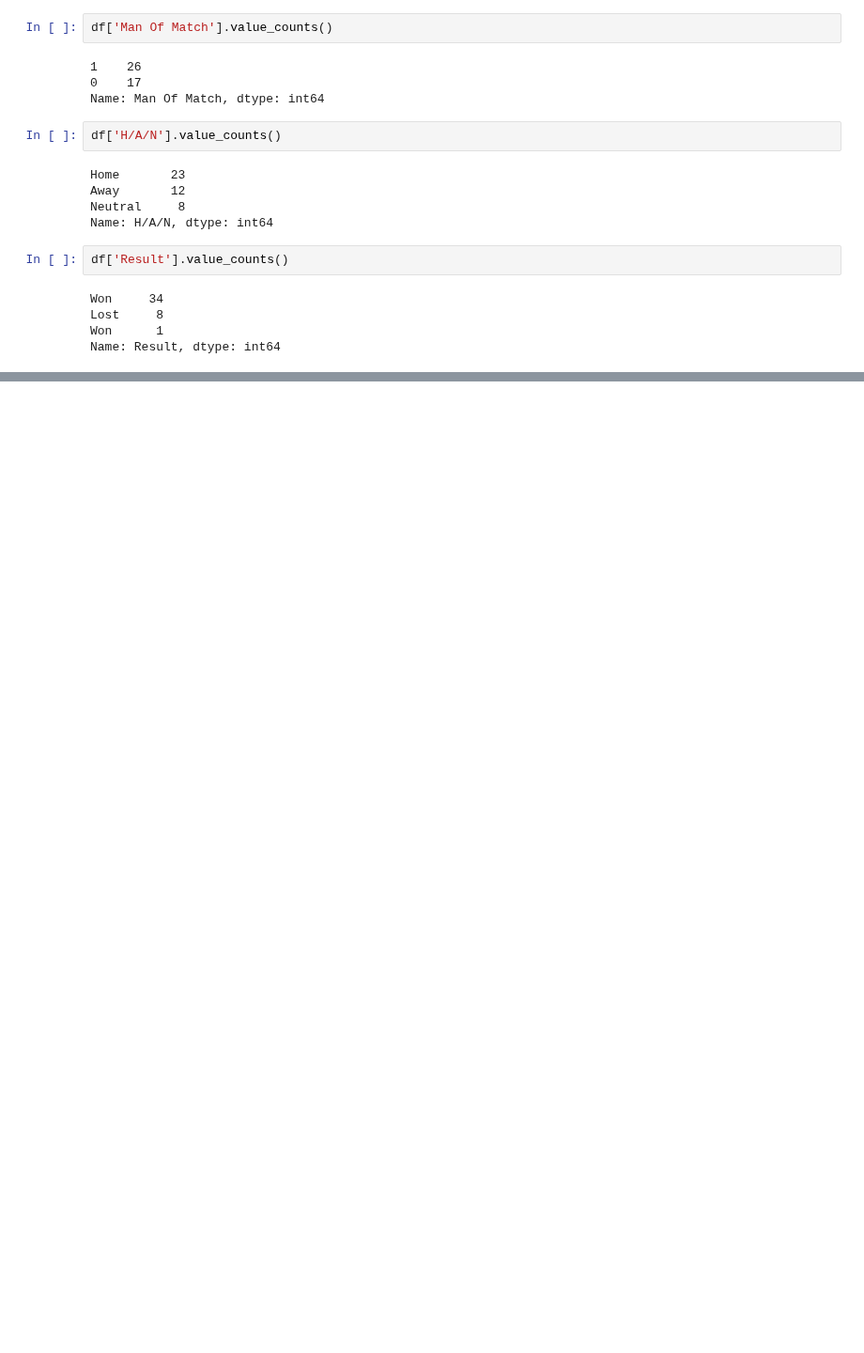
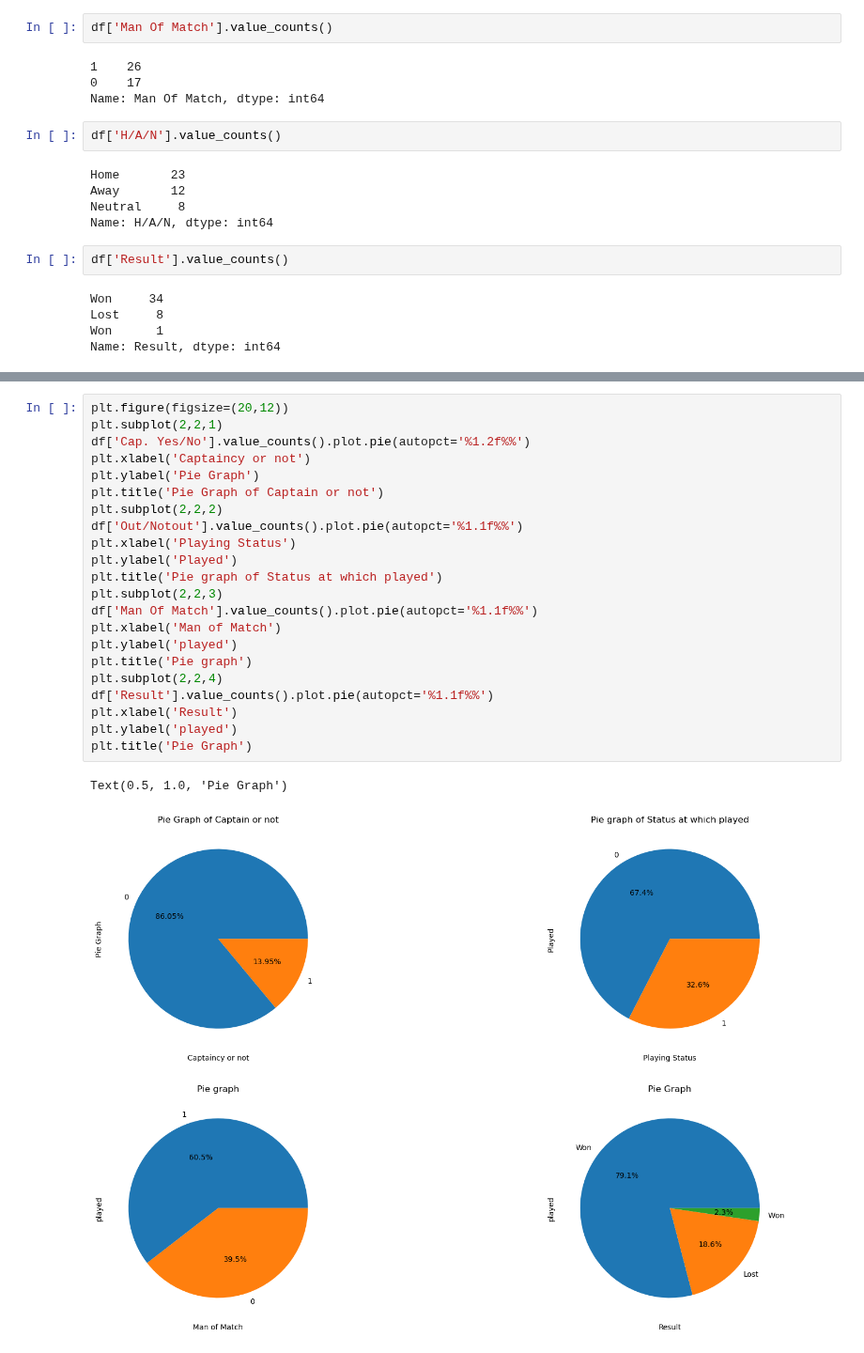
Before and after one commit to ShubhamGupta2505/Dataset-Analysis-Visualization, a Jupyter notebook: notebook83594b1fa3.ipynb, the cells around one changed output, grey strips where cells are left out. Shown at 94% size. Drawn from its saved outputs; the diff is of its cells as text; blank space fills up the shorter version.

```diff
--- a/notebook83594b1fa3.ipynb
+++ b/notebook83594b1fa3.ipynb
@@ -163,0 +243,25 @@ Name: Result, dtype: int64
+# %%
+plt.figure(figsize=(20,12))
+plt.subplot(2,2,1)
+df['Cap. Yes/No'].value_counts().plot.pie(autopct='%1.2f%%')
+plt.xlabel('Captaincy or not')
+plt.ylabel('Pie Graph')
+plt.title('Pie Graph of Captain or not')
+plt.subplot(2,2,2)
+df['Out/Notout'].value_counts().plot.pie(autopct='%1.1f%%')
+plt.xlabel('Playing Status')
+plt.ylabel('Played')
+plt.title('Pie graph of Status at which played')
+plt.subplot(2,2,3)
+df['Man Of Match'].value_counts().plot.pie(autopct='%1.1f%%')
+plt.xlabel('Man of Match')
+plt.ylabel('played')
+plt.title('Pie graph')
+plt.subplot(2,2,4)
+df['Result'].value_counts().plot.pie(autopct='%1.1f%%')
+plt.xlabel('Result')
+plt.ylabel('played')
+plt.title('Pie Graph')
+# %% [output]
+Text(0.5, 1.0, 'Pie Graph')
+[figure, added]
```
Also changed, not shown: parts of 6 cells of this notebook.
